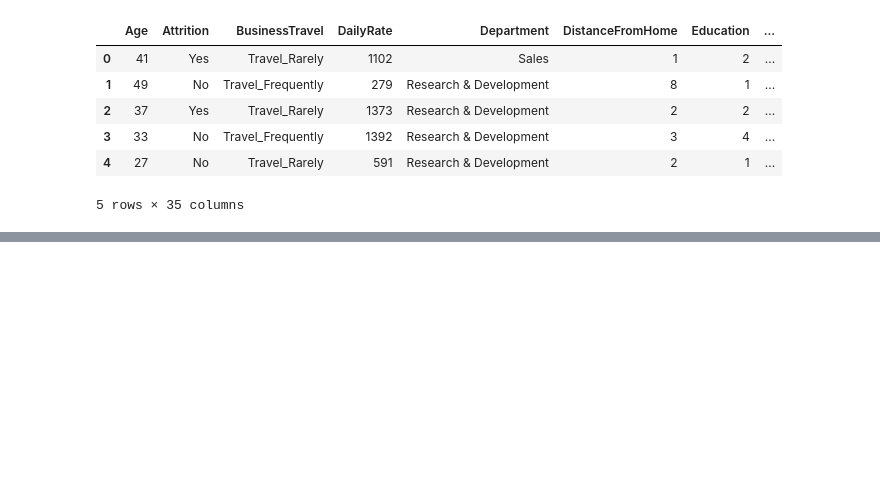
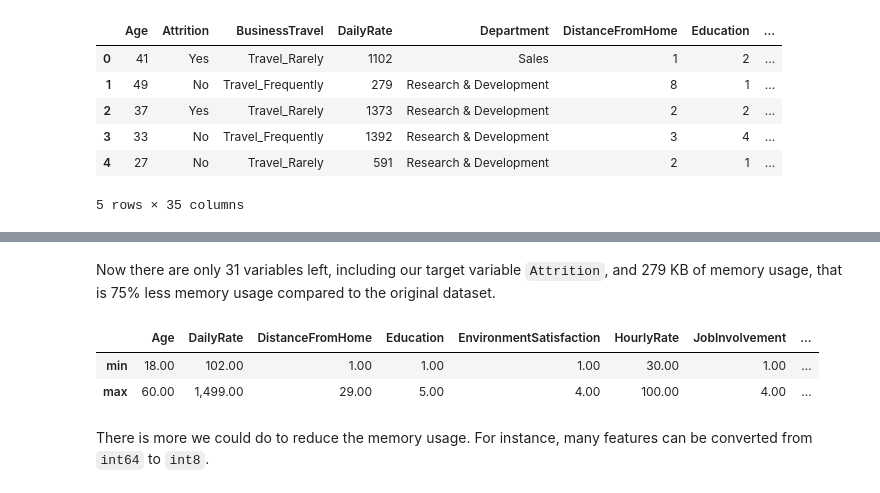
Before and after one commit to skacem/Business-Analytics, a Jupyter notebook: HR_Analytics/IBM_HR_analy.ipynb, the cells around one changed output, grey strips where cells are left out. Saved outputs shown, nothing was run; the diff lists cells and outputs as text; code cells hidden in the pictures; blank space fills up the shorter version.

```diff
--- a/HR_Analytics/IBM_HR_analy.ipynb
+++ b/HR_Analytics/IBM_HR_analy.ipynb
@@ -36,0 +126,8 @@ df.head()
+# %%
+# filter variables with one unique value
+delete = []
+for col in df.columns:
+    if df[col].nunique() == 1:
+        delete += [col]
+# %%
+df.drop(delete, axis=1, inplace=True);
@@ -36,0 +136,2 @@ df.head()
+# %%
+df.drop(['EmployeeNumber'], axis=1, inplace=True)
@@ -36,0 +140,3 @@ df.head()
+# %%
+for col in df.select_dtypes(include='object').columns:
+    df[col] = df[col].astype('category')
@@ -36,0 +163,10 @@ df.head()
+# %% [markdown]
+Now there are only 31 variables left, including our target variable `Attrition`, and 279 KB of memory usage, that is 75% less memory usage compared to the original dataset.
+# %%
+df.describe().loc[['min', 'max']]
+# %% [output]
+|  | Age | DailyRate | DistanceFromHome | Education | EnvironmentSatisfaction | HourlyRate | JobInvolvement | ... |
+| min | 18.00 | 102.00 | 1.00 | 1.00 | 1.00 | 30.00 | 1.00 | ... |
+| max | 60.00 | 1,499.00 | 29.00 | 5.00 | 4.00 | 100.00 | 4.00 | ... |
+# %% [markdown]
+There is more we could do to reduce the memory usage. For instance, many features can be converted from `int64` to `int8`.
```
Also changed, not shown: parts of 15 cells of this notebook.
